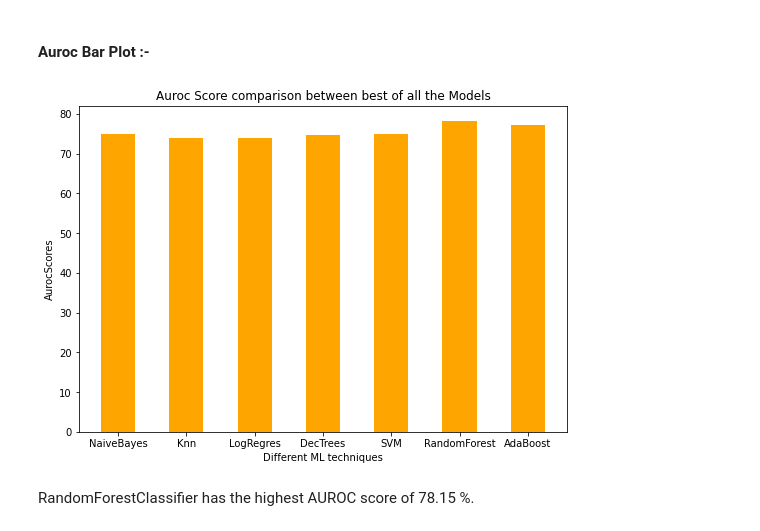
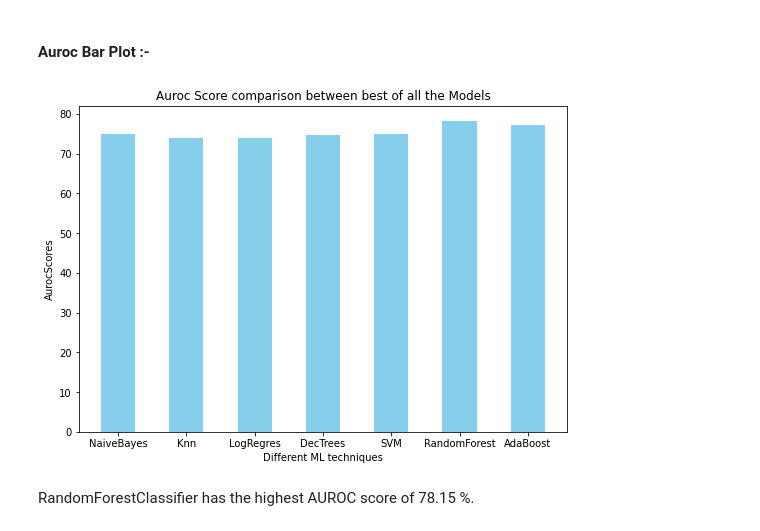
Before and after one commit to Patel27-S/Diabetes-Prediction---Data-Mining, a Jupyter notebook: DiabetesPrediction.ipynb, the cells around one changed output. Drawn from its saved outputs; the diff is of its cells as text; code cells hidden in the pictures.

```diff
--- a/DiabetesPrediction.ipynb
+++ b/DiabetesPrediction.ipynb
@@ -910,10 +910,10 @@ aurocScores = naiveBayesAuroc1, knnAuroc1, logisticRegressionAuroc1, decisionTre
               adaBoostAuroc1
 # %%
 bar_plot_for_comaparison(y_label='AurocScores', performance_metric = aurocScores, x_label="Different ML techniques",  bar_width=0.5, \
-                             figsize=(8.75,6), color='orange', title = "Auroc Score comparison between best of all the Models",\
+                             figsize=(8.75,6), color='skyblue', title = "Auroc Score comparison between best of all the Models",\
                      models = ['NaiveBayes', 'Knn', 'LogRegres', 'DecTrees', 'SVM', 'RandomForest', 'AdaBoost'])
 # %% [output]
-[figure, old version]
+[figure, new version]
 # %% [markdown]
 RandomForestClassifier has the highest AUROC score of 78.15 %.
 # %%
```
